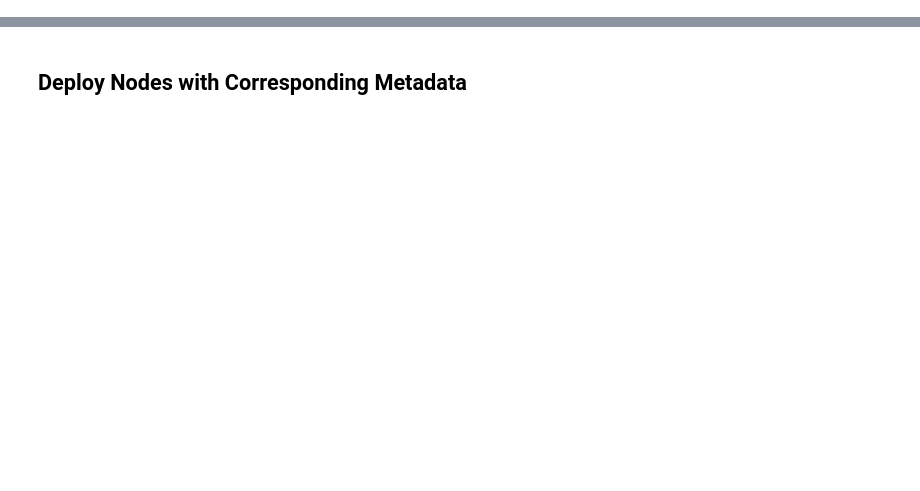
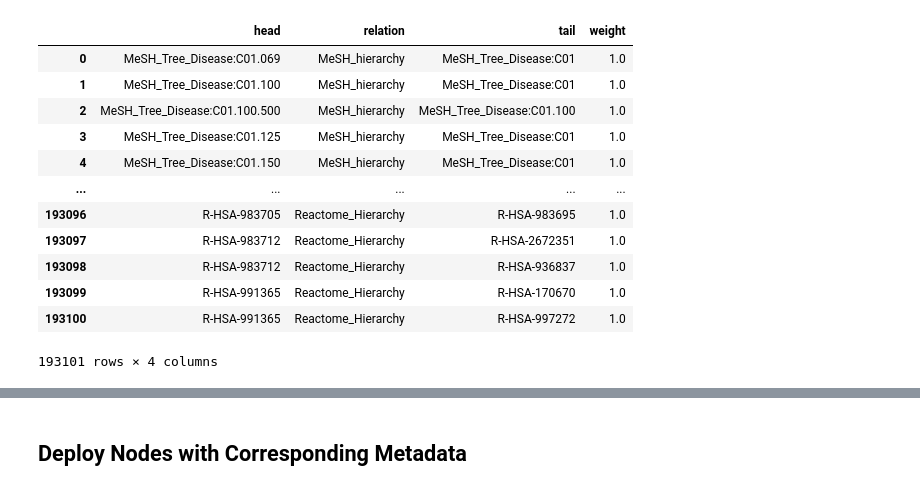
Before and after one commit to irsyadadam/caseolapLIFT_vis, a Jupyter notebook: kg_create/kg_create.ipynb, the cells around one changed output, grey strips where cells are left out. Drawn from its saved outputs; the diff is of its cells as text; code cells hidden in the pictures; blank space fills up the shorter version.

```diff
--- a/kg_create/kg_create.ipynb
+++ b/kg_create/kg_create.ipynb
@@ -21,0 +31,17 @@ driver.verify_connectivity()
+# %%
+EDGE_LIST = pd.read_csv("../input_data/merged_edge_list.tsv", sep = "\t")
+EDGE_LIST
+# %% [output]
+|  | head | relation | tail | weight |
+| 0 | MeSH_Tree_Disease:C01.069 | MeSH_hierarchy | MeSH_Tree_Disease:C01 | 1.0 |
+| 1 | MeSH_Tree_Disease:C01.100 | MeSH_hierarchy | MeSH_Tree_Disease:C01 | 1.0 |
+| 2 | MeSH_Tree_Disease:C01.100.500 | MeSH_hierarchy | MeSH_Tree_Disease:C01.100 | 1.0 |
+| 3 | MeSH_Tree_Disease:C01.125 | MeSH_hierarchy | MeSH_Tree_Disease:C01 | 1.0 |
+| 4 | MeSH_Tree_Disease:C01.150 | MeSH_hierarchy | MeSH_Tree_Disease:C01 | 1.0 |
+| ... | ... | ... | ... | ... |
+| 193096 | R-HSA-983705 | Reactome_Hierarchy | R-HSA-983695 | 1.0 |
+| 193097 | R-HSA-983712 | Reactome_Hierarchy | R-HSA-2672351 | 1.0 |
+| 193098 | R-HSA-983712 | Reactome_Hierarchy | R-HSA-936837 | 1.0 |
+| 193099 | R-HSA-991365 | Reactome_Hierarchy | R-HSA-170670 | 1.0 |
+| 193100 | R-HSA-991365 | Reactome_Hierarchy | R-HSA-997272 | 1.0 |
+193101 rows × 4 columns
```
Also changed, not shown: parts of 18 cells of this notebook, 5 other files.
